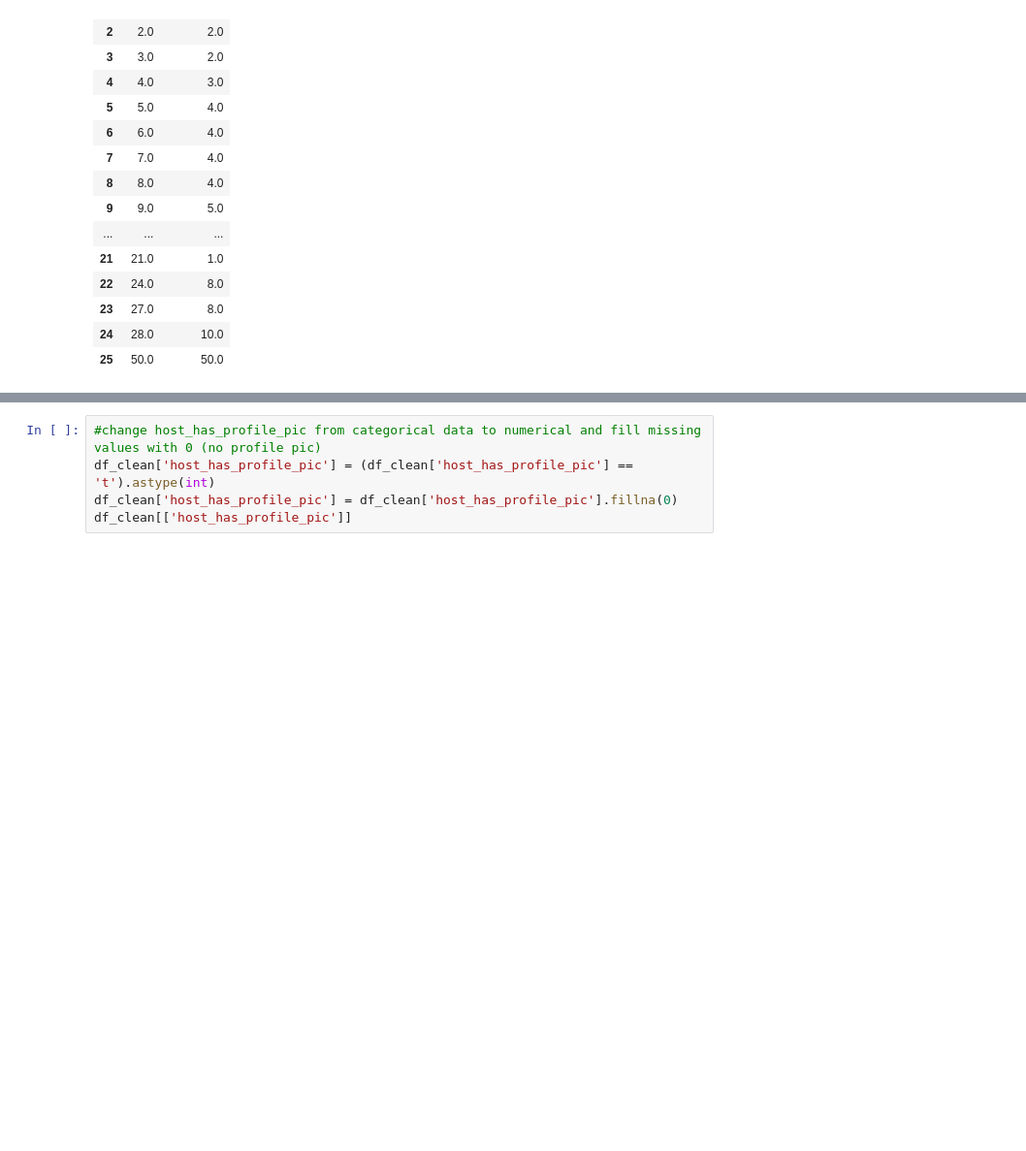
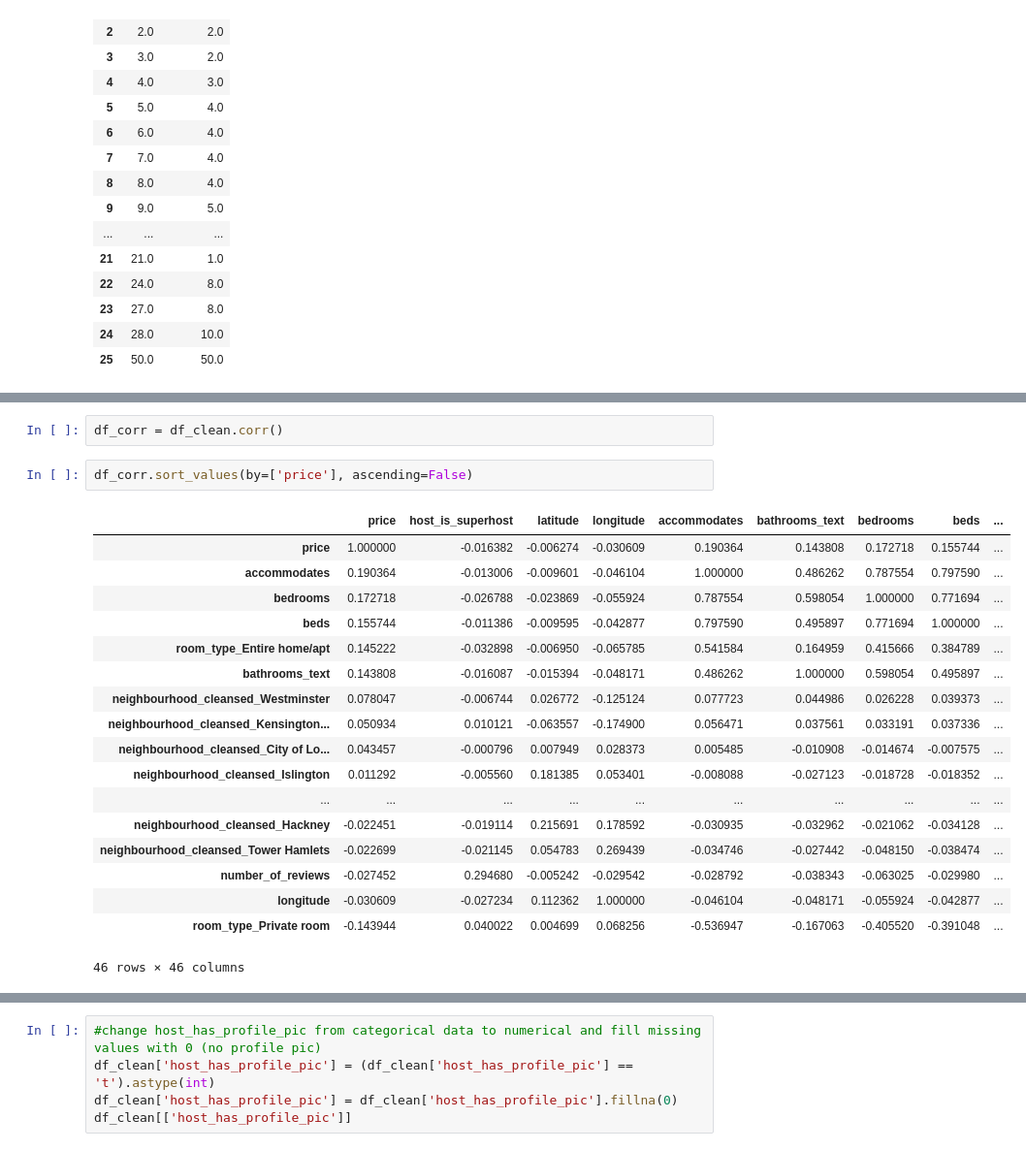
Before and after one commit to laurenschoener/London-Airbnb-Properties, a Jupyter notebook: notebooks/data_cleaning.ipynb, the cells around one changed output, grey strips where cells are left out. Shown: that part at 97% size. Saved outputs shown, nothing was run; the diff lists cells and outputs as text; blank space fills up the shorter version.

```diff
--- a/notebooks/data_cleaning.ipynb
+++ b/notebooks/data_cleaning.ipynb
@@ -508,3 +399,26 @@ memory usage: 10.7+ MB
+# %%
+df_corr = df_clean.corr()
+# %%
+df_corr.sort_values(by=['price'], ascending=False)
+# %% [output]
+|  | price | host_is_superhost | latitude | longitude | accommodates | bathrooms_text | bedrooms | beds | ... |
+| price | 1.000000 | -0.016382 | -0.006274 | -0.030609 | 0.190364 | 0.143808 | 0.172718 | 0.155744 | ... |
+| accommodates | 0.190364 | -0.013006 | -0.009601 | -0.046104 | 1.000000 | 0.486262 | 0.787554 | 0.797590 | ... |
+| bedrooms | 0.172718 | -0.026788 | -0.023869 | -0.055924 | 0.787554 | 0.598054 | 1.000000 | 0.771694 | ... |
+| beds | 0.155744 | -0.011386 | -0.009595 | -0.042877 | 0.797590 | 0.495897 | 0.771694 | 1.000000 | ... |
+| room_type_Entire home/apt | 0.145222 | -0.032898 | -0.006950 | -0.065785 | 0.541584 | 0.164959 | 0.415666 | 0.384789 | ... |
+| bathrooms_text | 0.143808 | -0.016087 | -0.015394 | -0.048171 | 0.486262 | 1.000000 | 0.598054 | 0.495897 | ... |
+| neighbourhood_cleansed_Westminster | 0.078047 | -0.006744 | 0.026772 | -0.125124 | 0.077723 | 0.044986 | 0.026228 | 0.039373 | ... |
+| neighbourhood_cleansed_Kensington... | 0.050934 | 0.010121 | -0.063557 | -0.174900 | 0.056471 | 0.037561 | 0.033191 | 0.037336 | ... |
+| neighbourhood_cleansed_City of Lo... | 0.043457 | -0.000796 | 0.007949 | 0.028373 | 0.005485 | -0.010908 | -0.014674 | -0.007575 | ... |
+| neighbourhood_cleansed_Islington | 0.011292 | -0.005560 | 0.181385 | 0.053401 | -0.008088 | -0.027123 | -0.018728 | -0.018352 | ... |
+| ... | ... | ... | ... | ... | ... | ... | ... | ... | ... |
+| neighbourhood_cleansed_Hackney | -0.022451 | -0.019114 | 0.215691 | 0.178592 | -0.030935 | -0.032962 | -0.021062 | -0.034128 | ... |
+| neighbourhood_cleansed_Tower Hamlets | -0.022699 | -0.021145 | 0.054783 | 0.269439 | -0.034746 | -0.027442 | -0.048150 | -0.038474 | ... |
+| number_of_reviews | -0.027452 | 0.294680 | -0.005242 | -0.029542 | -0.028792 | -0.038343 | -0.063025 | -0.029980 | ... |
+| longitude | -0.030609 | -0.027234 | 0.112362 | 1.000000 | -0.046104 | -0.048171 | -0.055924 | -0.042877 | ... |
+| room_type_Private room | -0.143944 | 0.040022 | 0.004699 | 0.068256 | -0.536947 | -0.167063 | -0.405520 | -0.391048 | ... |
+46 rows × 46 columns
 # %%
 #change instant_bookable from categorical data to numerical
 df_clean['instant_bookable'] = (df_clean['instant_bookable'] == 't').astype(int)
```
Also changed, not shown: parts of 46 cells of this notebook.
